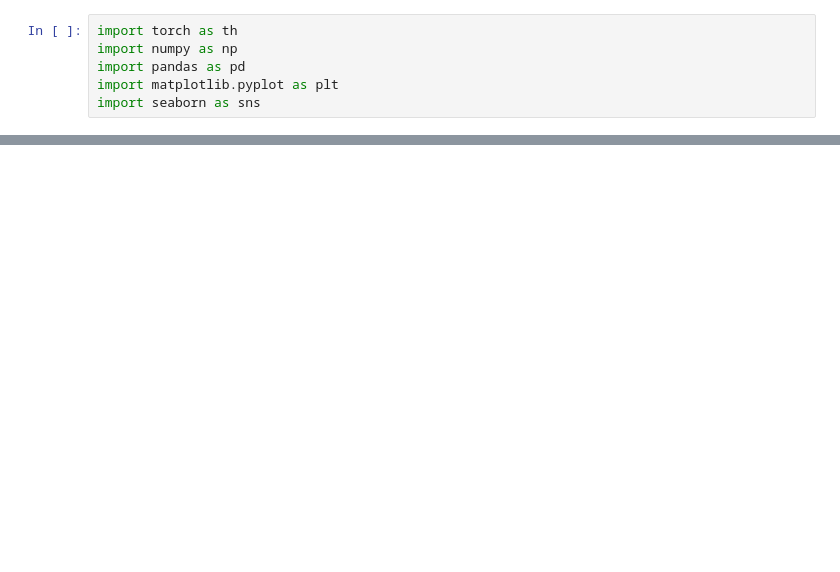
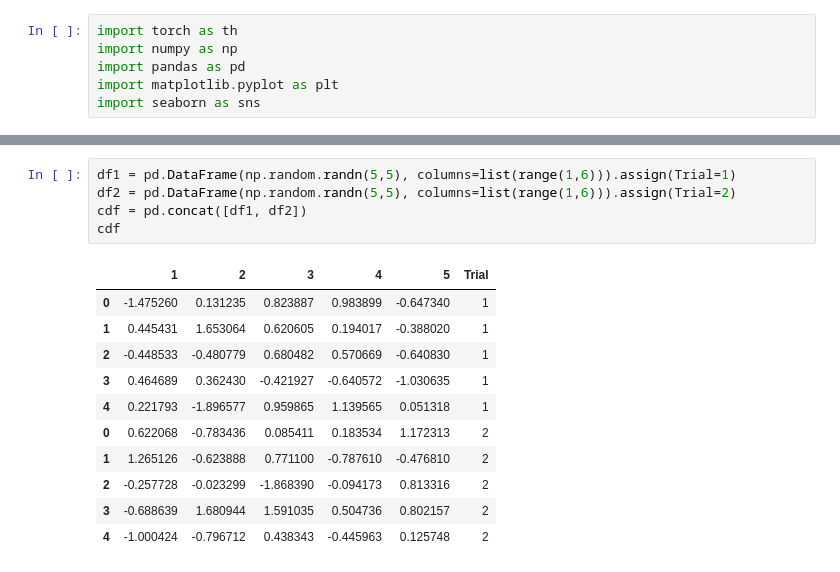
Before and after one commit to harryting-yiting/VFSTL, a Jupyter notebook: VFSTL/controller_evaluation_result/box_plot.ipynb, the cells around one changed output, grey strips where cells are left out. Cells and saved outputs as stored; diff of their text form; blank space fills up the shorter version.

```diff
--- a/VFSTL/controller_evaluation_result/box_plot.ipynb
+++ b/VFSTL/controller_evaluation_result/box_plot.ipynb
@@ -52,0 +49,17 @@ sns.boxplot(data=df, )
+# %%
+df1 = pd.DataFrame(np.random.randn(5,5), columns=list(range(1,6))).assign(Trial=1)
+df2 = pd.DataFrame(np.random.randn(5,5), columns=list(range(1,6))).assign(Trial=2)
+cdf = pd.concat([df1, df2])
+cdf
+# %% [output]
+|  | 1 | 2 | 3 | 4 | 5 | Trial |
+| 0 | -1.475260 | 0.131235 | 0.823887 | 0.983899 | -0.647340 | 1 |
+| 1 | 0.445431 | 1.653064 | 0.620605 | 0.194017 | -0.388020 | 1 |
+| 2 | -0.448533 | -0.480779 | 0.680482 | 0.570669 | -0.640830 | 1 |
+| 3 | 0.464689 | 0.362430 | -0.421927 | -0.640572 | -1.030635 | 1 |
+| 4 | 0.221793 | -1.896577 | 0.959865 | 1.139565 | 0.051318 | 1 |
+| 0 | 0.622068 | -0.783436 | 0.085411 | 0.183534 | 1.172313 | 2 |
+| 1 | 1.265126 | -0.623888 | 0.771100 | -0.787610 | -0.476810 | 2 |
+| 2 | -0.257728 | -0.023299 | -1.868390 | -0.094173 | 0.813316 | 2 |
+| 3 | -0.688639 | 1.680944 | 1.591035 | 0.504736 | 0.802157 | 2 |
+| 4 | -1.000424 | -0.796712 | 0.438343 | -0.445963 | 0.125748 | 2 |
```
Also changed, not shown: parts of 6 cells of this notebook, 13 other files.
